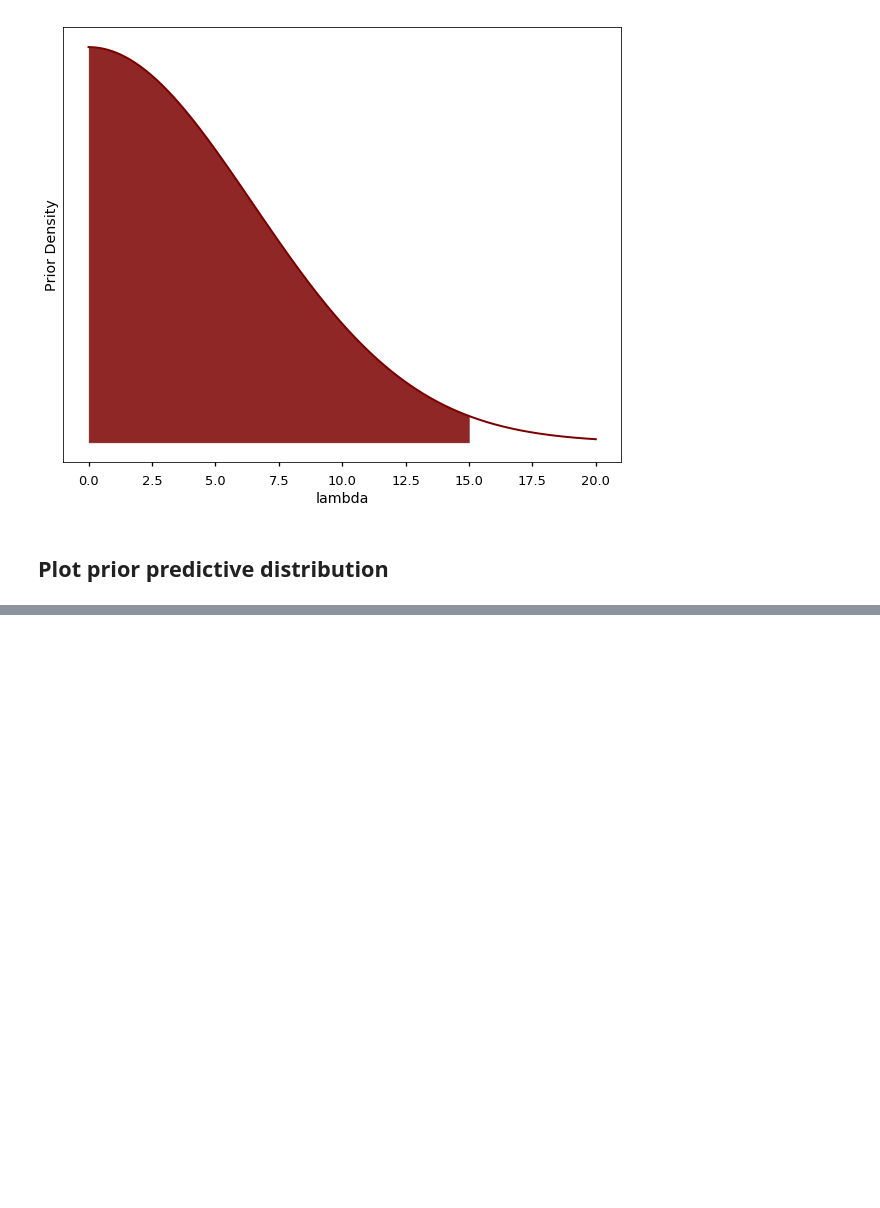
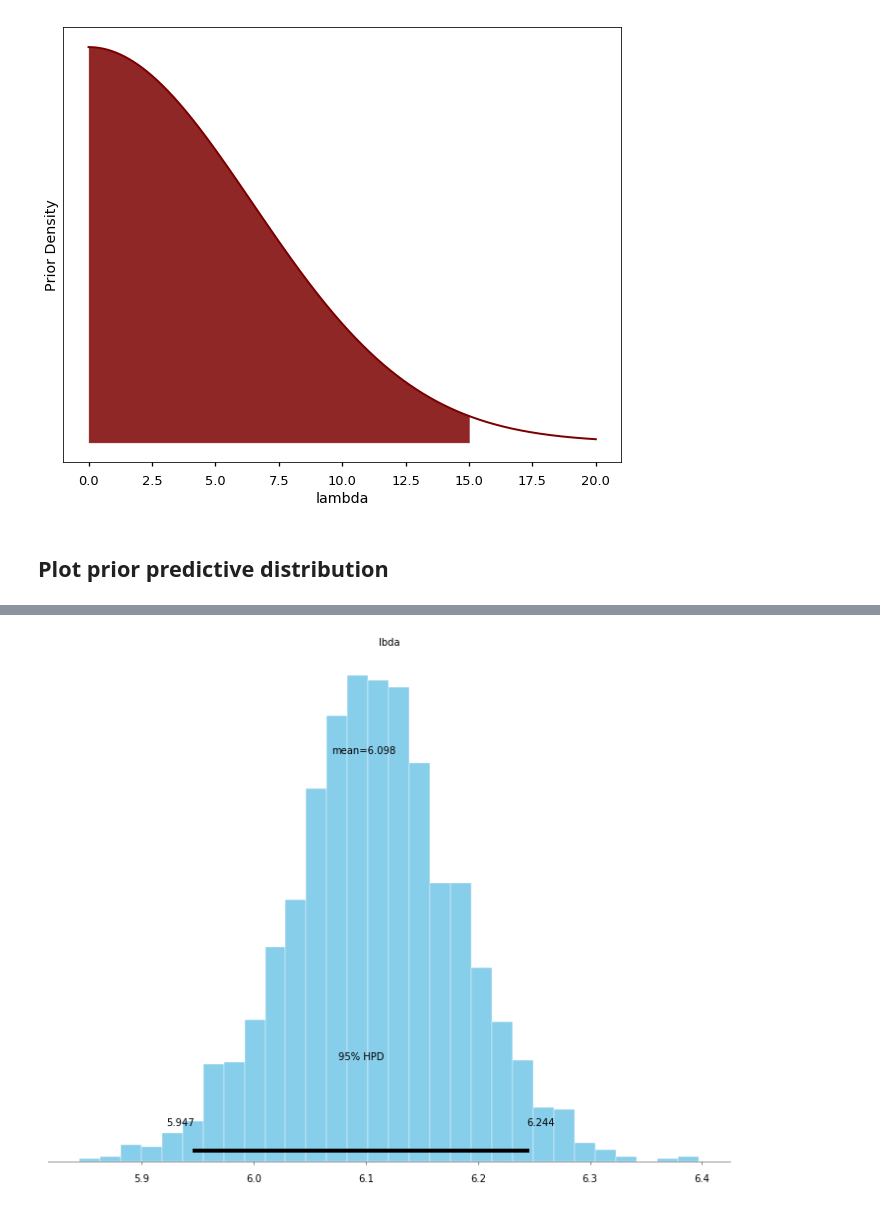
Before and after one commit to lstmemery/principled-bayesian-workflow-pymc3, a Jupyter notebook: PyMC3 Example.ipynb, the cells around one changed output, grey strips where cells are left out. Cells and saved outputs as stored; diff of their text form; code cells hidden in the pictures; blank space fills up the shorter version.

```diff
--- a/PyMC3 Example.ipynb
+++ b/PyMC3 Example.ipynb
@@ -93,0 +127,3 @@ plt.title('Prior predictive distribution');
+# %%
+df = pd.read_csv('data.csv')
+data_ys = df[df['data']=='y']['value'].values
@@ -93,0 +143,4 @@ plt.title('Prior predictive distribution');
+# %%
+pm.plots.plot_posterior(trace,varnames=['lbda']);
+# %% [output]
+[figure, added]
```
Also changed, not shown: parts of 67 cells of this notebook.
